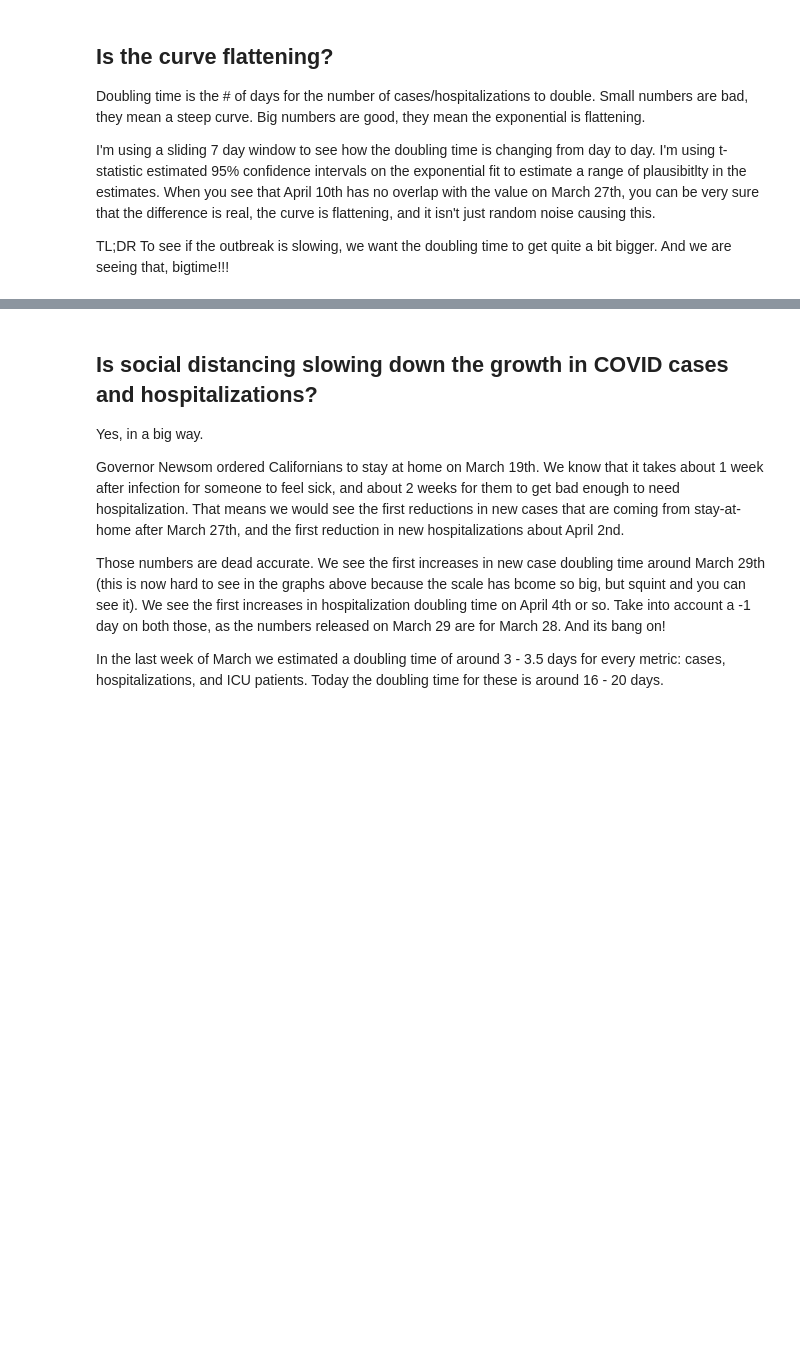
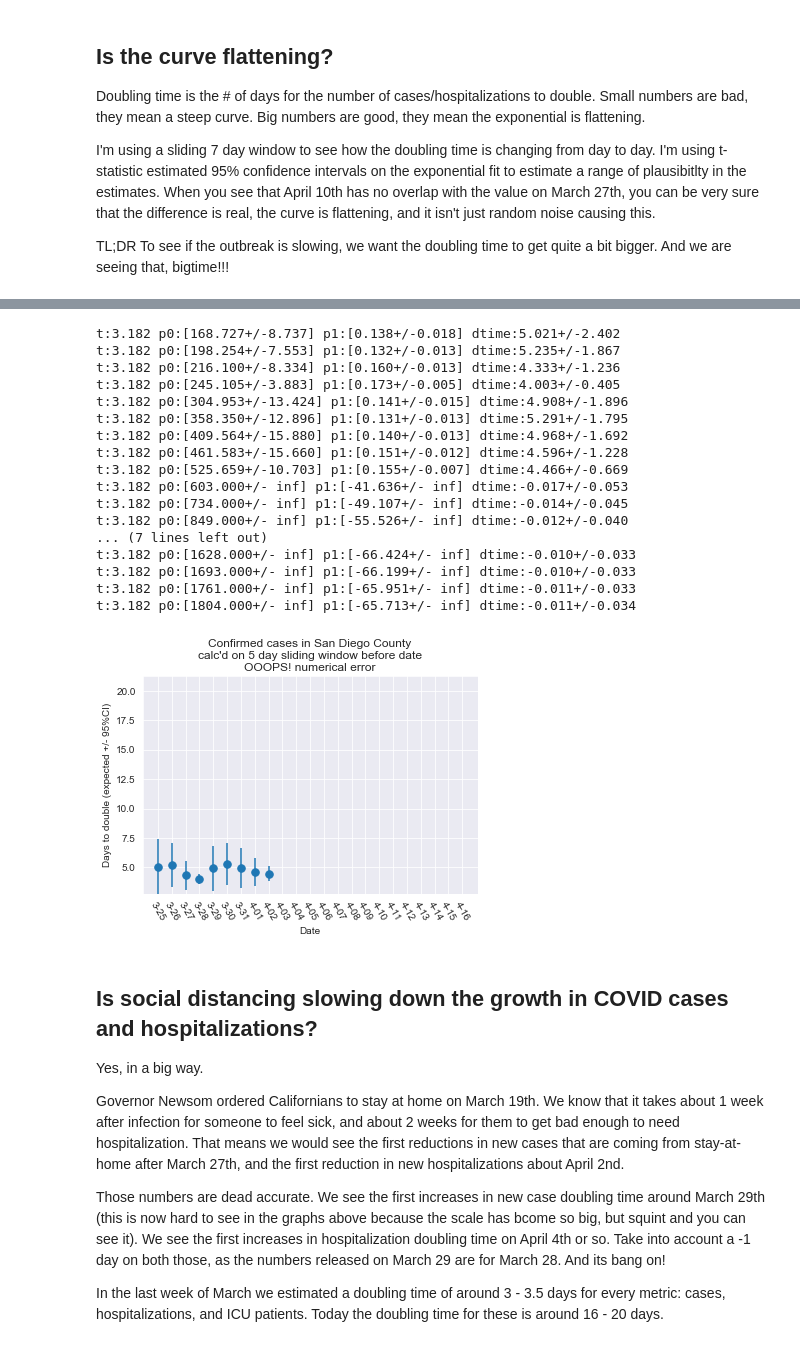
Before and after one commit to jasongfleischer/SanDiegoCountyCOVID19, a Jupyter notebook: San Diego Country Coronavirus History.ipynb, the cells around one changed output, grey strips where cells are left out. Drawn from its saved outputs; the diff is of its cells as text; code cells hidden in the pictures; blank space fills up the shorter version.

```diff
--- a/San Diego Country Coronavirus History.ipynb
+++ b/San Diego Country Coronavirus History.ipynb
@@ -424,3 +509,55 @@ t:2.262 p0:[261.192+/-5.733] p1:[0.063+/-0.003] dtime:11.002+/-1.321
+# %%
+# Starting 4/16 SD County started publishing doubling times
+# They'e using a 5 day time window -- let's see if I get the same results they do!
+
+#NOPE!@#!@#! theres a numerical instability in the estimation of 5 days or less in the cases...
+# 6 days works OK though!
+import sys
+
+if not sys.warnoptions:
+    import warnings
+    warnings.simplefilter("once")
+
+
+start_calc = '2020-03-25'
+ex = []
+er = []
+ix = []
+
+# calc doubling time in a sliding window backwards 1 week for each day
+for day in cases[start_calc:].index:
+    todate = day
+    fromdate = (pd.Timestamp(day)-pd.Timedelta('4 days')).isoformat().split('T')[0]
+    doubling_time, ci95, case_p_est, case_p_cov = estimate_doubling_time(cases[fromdate:todate])
+    ex.append( doubling_time )
+    er.append( ci95 )
+    ix.append( day[-4:] )
+plt.errorbar( ix, ex, yerr=er, fmt='.', markersize=15)
+plt.title('Confirmed cases in San Diego County\ncalc\'d on 5 day sliding window before date\nOOOPS! numerical error')
+plt.ylabel('Days to double (expected +/- 95%CI)')
+plt.xlabel('Date')
+plt.ylim([2.75, 21.25])
+plt.xticks(rotation=-60)
+plt.savefig('Plots/casedoubling5day.png',dpi=300);
+# %% [output]
+t:3.182 p0:[168.727+/-8.737] p1:[0.138+/-0.018] dtime:5.021+/-2.402
+t:3.182 p0:[198.254+/-7.553] p1:[0.132+/-0.013] dtime:5.235+/-1.867
+t:3.182 p0:[216.100+/-8.334] p1:[0.160+/-0.013] dtime:4.333+/-1.236
+t:3.182 p0:[245.105+/-3.883] p1:[0.173+/-0.005] dtime:4.003+/-0.405
+t:3.182 p0:[304.953+/-13.424] p1:[0.141+/-0.015] dtime:4.908+/-1.896
+t:3.182 p0:[358.350+/-12.896] p1:[0.131+/-0.013] dtime:5.291+/-1.795
+t:3.182 p0:[409.564+/-15.880] p1:[0.140+/-0.013] dtime:4.968+/-1.692
+t:3.182 p0:[461.583+/-15.660] p1:[0.151+/-0.012] dtime:4.596+/-1.228
+t:3.182 p0:[525.659+/-10.703] p1:[0.155+/-0.007] dtime:4.466+/-0.669
+t:3.182 p0:[603.000+/- inf] p1:[-41.636+/- inf] dtime:-0.017+/-0.053
+t:3.182 p0:[734.000+/- inf] p1:[-49.107+/- inf] dtime:-0.014+/-0.045
+t:3.182 p0:[849.000+/- inf] p1:[-55.526+/- inf] dtime:-0.012+/-0.040
+... (7 lines left out)
+t:3.182 p0:[1628.000+/- inf] p1:[-66.424+/- inf] dtime:-0.010+/-0.033
+t:3.182 p0:[1693.000+/- inf] p1:[-66.199+/- inf] dtime:-0.010+/-0.033
+t:3.182 p0:[1761.000+/- inf] p1:[-65.951+/- inf] dtime:-0.011+/-0.033
+t:3.182 p0:[1804.000+/- inf] p1:[-65.713+/- inf] dtime:-0.011+/-0.034
+[figure, added]
 # %% [markdown]
 <a id="distancing"></a>
 ## Is social distancing slowing down the growth in COVID cases and hospitalizations?
```
Also changed, not shown: parts of 17 cells of this notebook, 16 other files.
